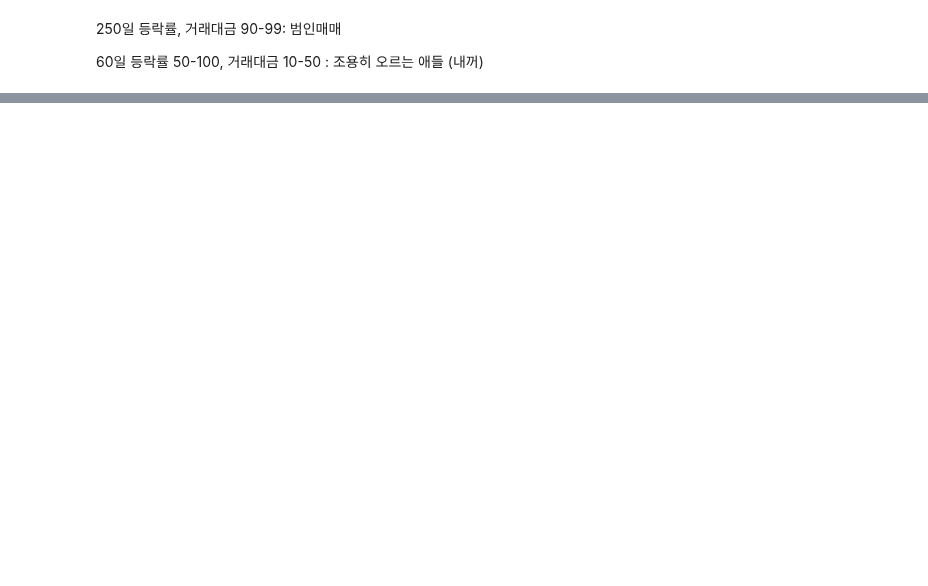
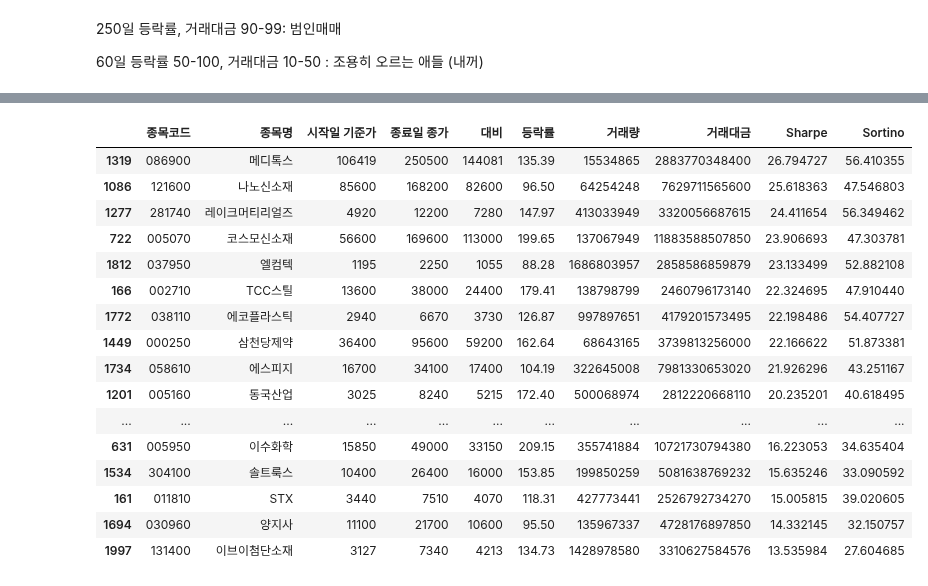
Before and after one commit to yeonghun00/stock-notes, a Jupyter notebook: useful/good_stocks.ipynb, the cells around one changed output, grey strips where cells are left out. Cells and saved outputs as stored; diff of their text form; code cells hidden in the pictures; blank space fills up the shorter version.

```diff
--- a/useful/good_stocks.ipynb
+++ b/useful/good_stocks.ipynb
@@ -216,0 +183,21 @@ stocklist.result_df
+# %%
+t = stocklist.result_df
+t
+# %% [output]
+|  | 종목코드 | 종목명 | 시작일 기준가 | 종료일 종가 | 대비 | 등락률 | 거래량 | 거래대금 | Sharpe | Sortino |
+| 1319 | 086900 | 메디톡스 | 106419 | 250500 | 144081 | 135.39 | 15534865 | 2883770348400 | 26.794727 | 56.410355 |
+| 1086 | 121600 | 나노신소재 | 85600 | 168200 | 82600 | 96.50 | 64254248 | 7629711565600 | 25.618363 | 47.546803 |
+| 1277 | 281740 | 레이크머티리얼즈 | 4920 | 12200 | 7280 | 147.97 | 413033949 | 3320056687615 | 24.411654 | 56.349462 |
+| 722 | 005070 | 코스모신소재 | 56600 | 169600 | 113000 | 199.65 | 137067949 | 11883588507850 | 23.906693 | 47.303781 |
+| 1812 | 037950 | 엘컴텍 | 1195 | 2250 | 1055 | 88.28 | 1686803957 | 2858586859879 | 23.133499 | 52.882108 |
+| 166 | 002710 | TCC스틸 | 13600 | 38000 | 24400 | 179.41 | 138798799 | 2460796173140 | 22.324695 | 47.910440 |
+| 1772 | 038110 | 에코플라스틱 | 2940 | 6670 | 3730 | 126.87 | 997897651 | 4179201573495 | 22.198486 | 54.407727 |
+| 1449 | 000250 | 삼천당제약 | 36400 | 95600 | 59200 | 162.64 | 68643165 | 3739813256000 | 22.166622 | 51.873381 |
+| 1734 | 058610 | 에스피지 | 16700 | 34100 | 17400 | 104.19 | 322645008 | 7981330653020 | 21.926296 | 43.251167 |
+| 1201 | 005160 | 동국산업 | 3025 | 8240 | 5215 | 172.40 | 500068974 | 2812220668110 | 20.235201 | 40.618495 |
+| ... | ... | ... | ... | ... | ... | ... | ... | ... | ... | ... |
+| 631 | 005950 | 이수화학 | 15850 | 49000 | 33150 | 209.15 | 355741884 | 10721730794380 | 16.223053 | 34.635404 |
+| 1534 | 304100 | 솔트룩스 | 10400 | 26400 | 16000 | 153.85 | 199850259 | 5081638769232 | 15.635246 | 33.090592 |
+| 161 | 011810 | STX | 3440 | 7510 | 4070 | 118.31 | 427773441 | 2526792734270 | 15.005815 | 39.020605 |
+| 1694 | 030960 | 양지사 | 11100 | 21700 | 10600 | 95.50 | 135967337 | 4728176897850 | 14.332145 | 32.150757 |
+| 1997 | 131400 | 이브이첨단소재 | 3127 | 7340 | 4213 | 134.73 | 1428978580 | 3310627584576 | 13.535984 | 27.604685 |
```
Also changed, not shown: parts of 10 cells of this notebook.
